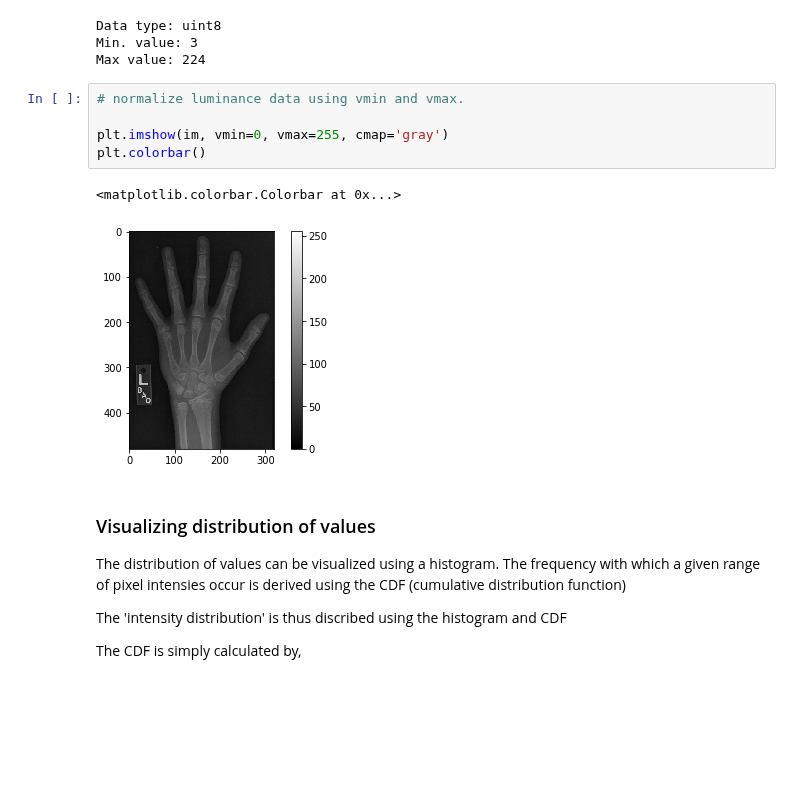
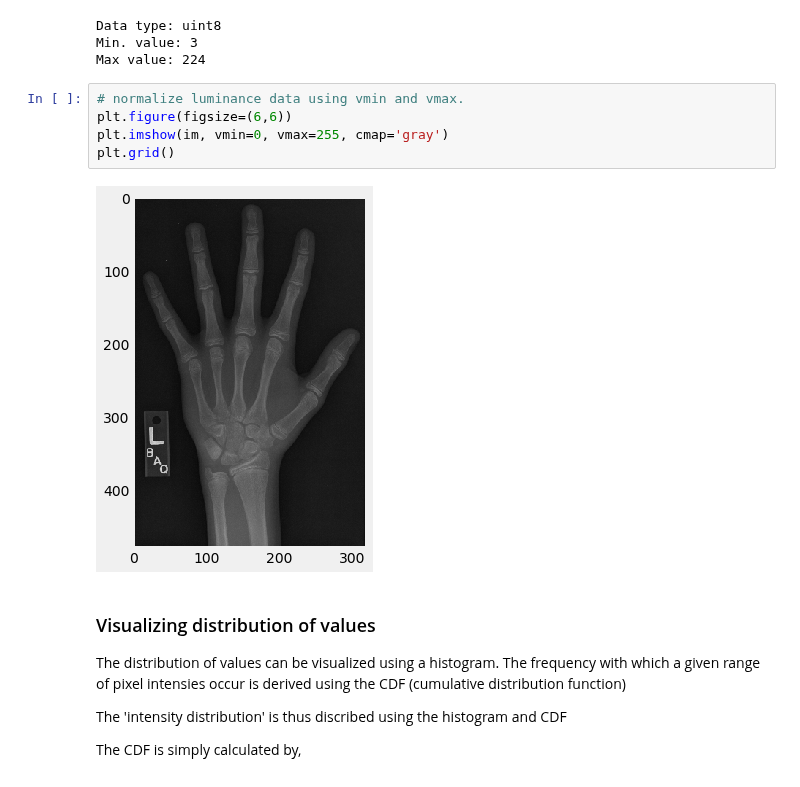
Before and after one commit to Venkat-Rajgopal/Medical-Image-Analysis, a Jupyter notebook: Masking and filtering.ipynb, the cells around one changed output. Cells and saved outputs as stored; diff of their text form; blank space fills up the shorter version.

Commit message:
image masking

```diff
--- a/Masking and filtering.ipynb
+++ b/Masking and filtering.ipynb
@@ -26,12 +26,11 @@ Min. value: 3
 Max value: 224
 # %%
 # normalize luminance data using vmin and vmax.
-
+plt.figure(figsize=(6,6))
 plt.imshow(im, vmin=0, vmax=255, cmap='gray')
-plt.colorbar()
+plt.grid()
 # %% [output]
-<matplotlib.colorbar.Colorbar at 0x...>
-[figure, old version]
+[figure, new version]
 # %% [markdown]
 ### Visualizing distribution of values
 
```
Also changed, not shown: parts of 10 cells of this notebook, 1 other file.
